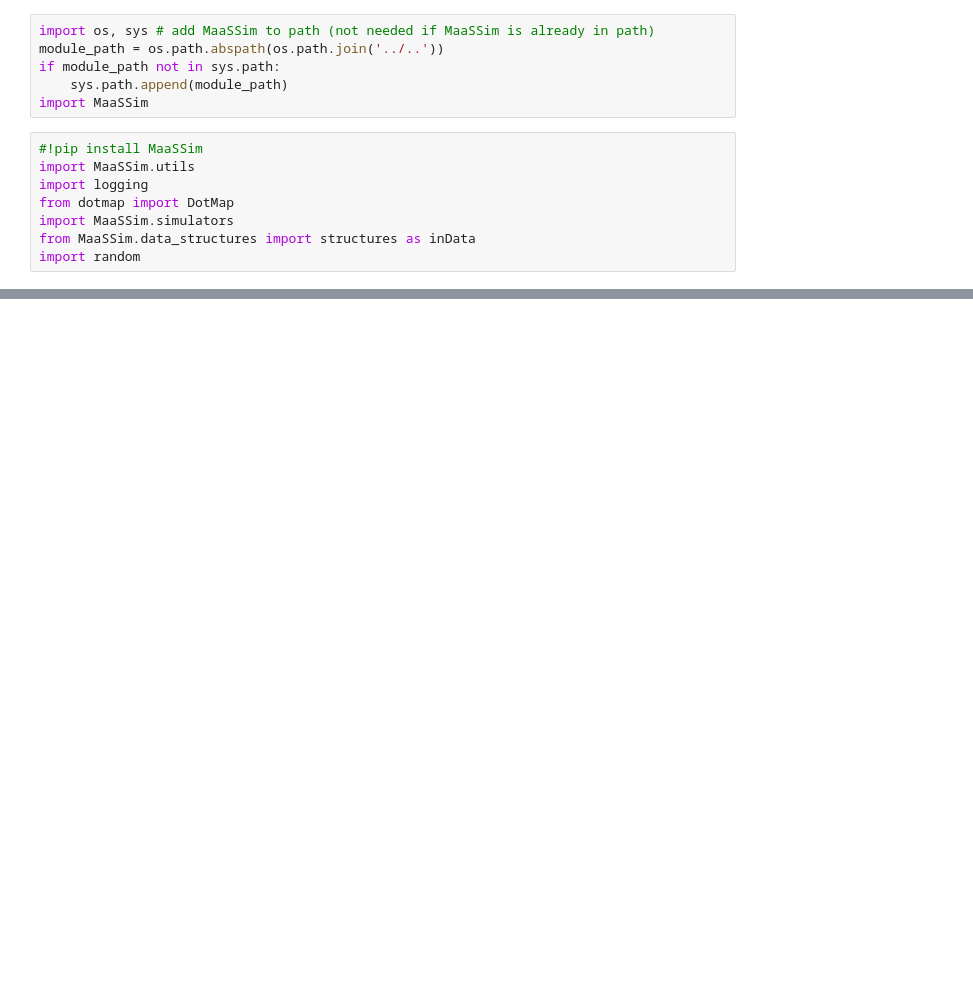
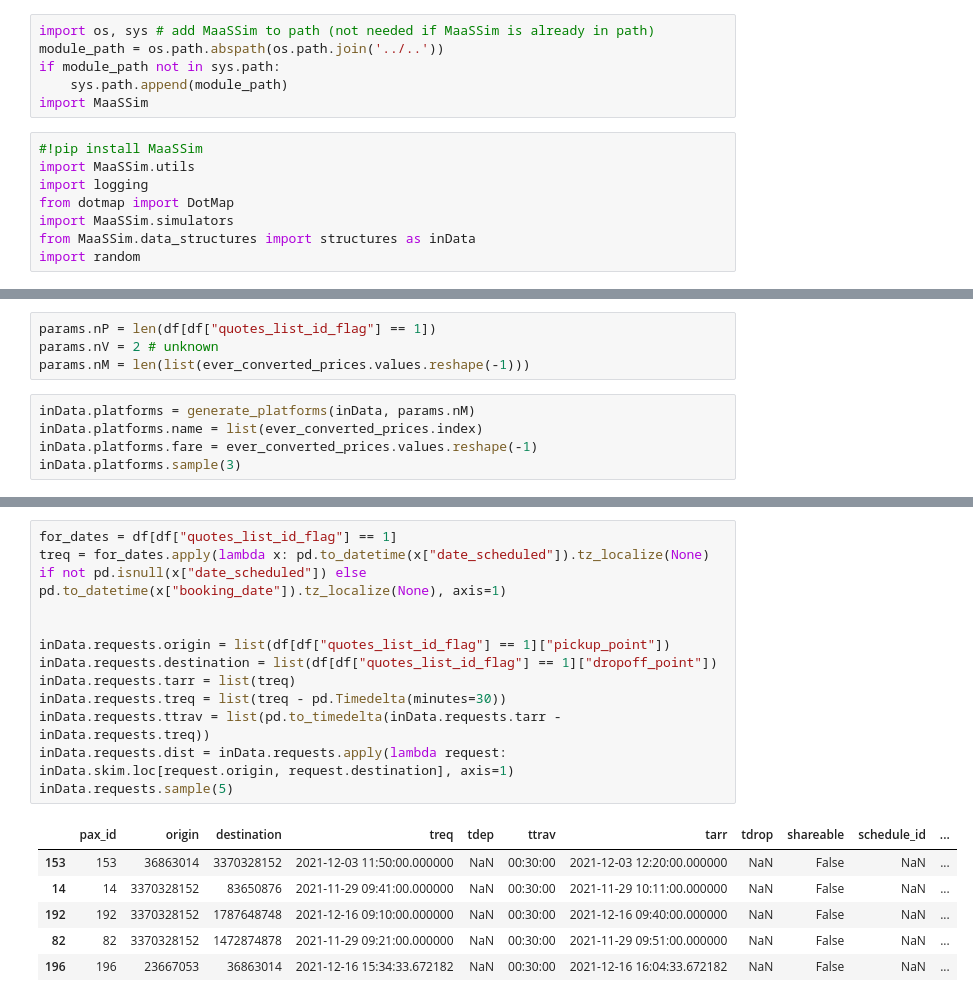
Before and after one commit to ABedychaj/MaaSSim, a Jupyter notebook: docs/tutorials/00_MaaSSim_at_glance.ipynb, the cells around one changed output, grey strips where cells are left out. Drawn from its saved outputs; the diff is of its cells as text; blank space fills up the shorter version.

```diff
--- a/docs/tutorials/00_MaaSSim_at_glance.ipynb
+++ b/docs/tutorials/00_MaaSSim_at_glance.ipynb
@@ -129,0 +214,9 @@ def f_match(**kwargs):
+# %%
+params.nP = len(df[df["quotes_list_id_flag"] == 1])
+params.nV = 2 # unknown
+params.nM = len(list(ever_converted_prices.values.reshape(-1)))
+# %%
+inData.platforms = generate_platforms(inData, params.nM)
+inData.platforms.name = list(ever_converted_prices.index)
+inData.platforms.fare = ever_converted_prices.values.reshape(-1)
+inData.platforms.sample(3)
@@ -129,0 +245,19 @@ def f_match(**kwargs):
+# %%
+for_dates = df[df["quotes_list_id_flag"] == 1]
+treq = for_dates.apply(lambda x: pd.to_datetime(x["date_scheduled"]).tz_localize(None) if not pd.isnull(x["date_scheduled"]) else pd.to_datetime(x["booking_date"]).tz_localize(None), axis=1)
+
+
+inData.requests.origin = list(df[df["quotes_list_id_flag"] == 1]["pickup_point"])
+inData.requests.destination = list(df[df["quotes_list_id_flag"] == 1]["dropoff_point"])
+inData.requests.tarr = list(treq)
+inData.requests.treq = list(treq - pd.Timedelta(minutes=30))
+inData.requests.ttrav = list(pd.to_timedelta(inData.requests.tarr - inData.requests.treq))
+inData.requests.dist = inData.requests.apply(lambda request: inData.skim.loc[request.origin, request.destination], axis=1)
+inData.requests.sample(5)
+# %% [output]
+|  | pax_id | origin | destination | treq | tdep | ttrav | tarr | tdrop | shareable | schedule_id | ... |
+| 153 | 153 | 36863014 | 3370328152 | 2021-12-03 11:50:00.000000 | NaN | 00:30:00 | 2021-12-03 12:20:00.000000 | NaN | False | NaN | ... |
+| 14 | 14 | 3370328152 | 83650876 | 2021-11-29 09:41:00.000000 | NaN | 00:30:00 | 2021-11-29 10:11:00.000000 | NaN | False | NaN | ... |
+| 192 | 192 | 3370328152 | 1787648748 | 2021-12-16 09:10:00.000000 | NaN | 00:30:00 | 2021-12-16 09:40:00.000000 | NaN | False | NaN | ... |
+| 82 | 82 | 3370328152 | 1472874878 | 2021-11-29 09:21:00.000000 | NaN | 00:30:00 | 2021-11-29 09:51:00.000000 | NaN | False | NaN | ... |
+| 196 | 196 | 23667053 | 36863014 | 2021-12-16 15:34:33.672182 | NaN | 00:30:00 | 2021-12-16 16:04:33.672182 | NaN | False | NaN | ... |
```
Also changed, not shown: parts of 21 cells of this notebook, 3 other files.
